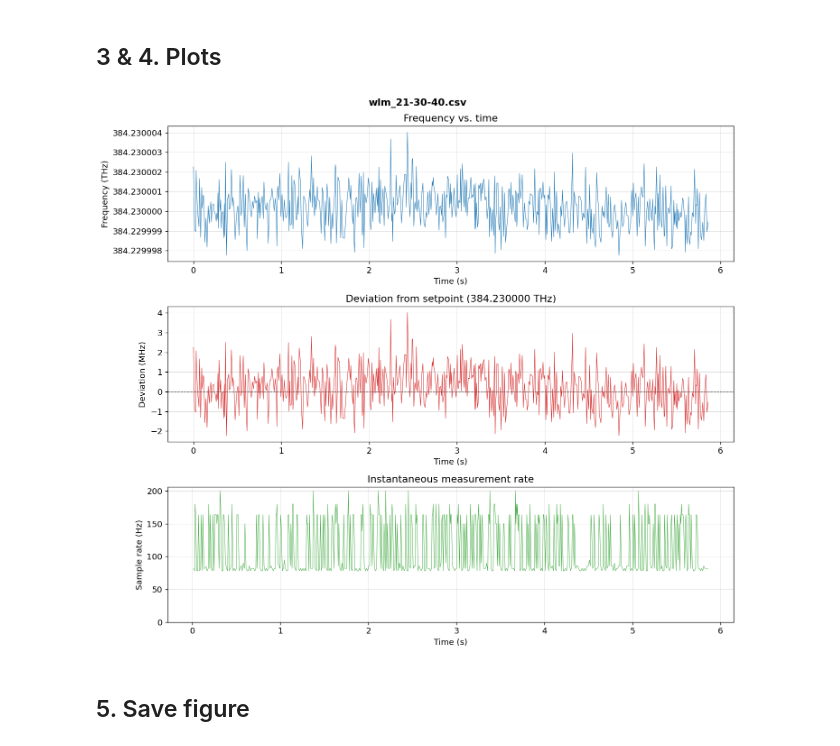
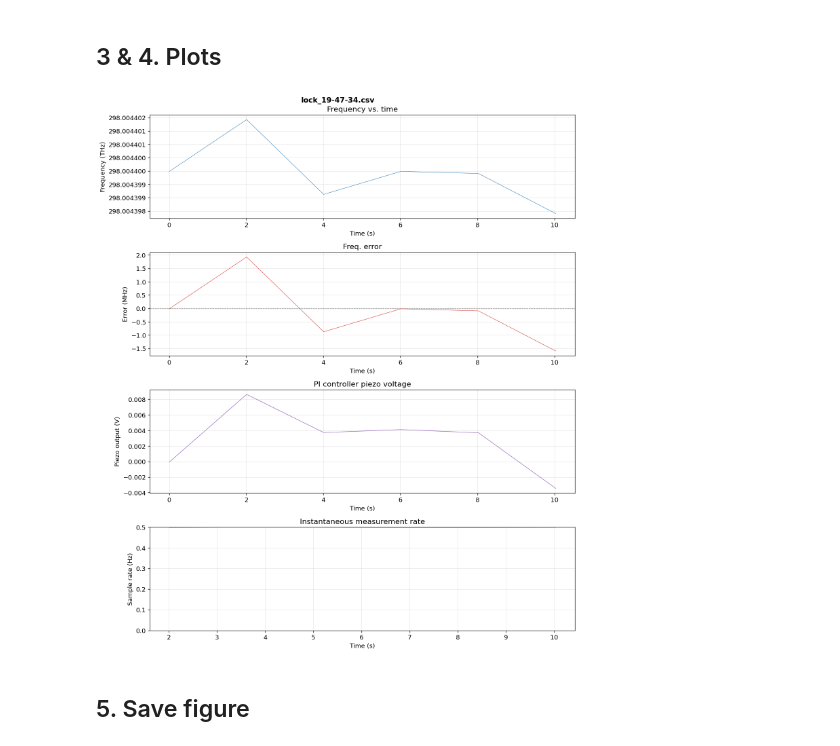
Before and after one commit to sophiehhli/laser-lock, a Jupyter notebook: plot_log.ipynb, the cells around one changed output. Saved outputs shown, nothing was run; the diff lists cells and outputs as text; code cells hidden in the pictures.

Commit message:
Add ethernet (NetworkConnection) support; safe DLC Pro connection test script; fix plot_log.ipynb for both monitor and lock CSV formats

```diff
--- a/plot_log.ipynb
+++ b/plot_log.ipynb
@@ -61,46 +78,64 @@ Std  deviation : 1.029 MHz
 # %% [markdown]
 ## 3 & 4. Plots
 # %%
-n_panels = 3 if SETPOINT_THz is not None else 2
+has_deviation = "deviation_MHz" in df.columns
+has_piezo     = IS_LOCK_LOG and "output_V" in df.columns
+
+n_panels = 1 + has_deviation + 1 + has_piezo   # freq, [deviation], rate, [piezo]
 fig, axes = plt.subplots(n_panels, 1, figsize=(12, 3.5 * n_panels), sharex=False)
+if n_panels == 1:
+    axes = [axes]
 fig.suptitle(os.path.basename(LOG_FILE), fontsize=13, fontweight="bold")
 
-# ── Panel 1: raw frequency vs time ───────────────────────────────────────────
-ax = axes[0]
+ax_idx = 0
+
+# ── Panel: raw frequency vs time ─────────────────────────────────────────────
+ax = axes[ax_idx]; ax_idx += 1
 ax.plot(df["time_s"], df["frequency_THz"], linewidth=0.6, color="#1f77b4", rasterized=True)
 ax.set_ylabel("Frequency (THz)")
 ax.set_xlabel("Time (s)")
 ax.set_title("Frequency vs. time")
 ax.yaxis.set_major_formatter(ticker.FormatStrFormatter("%.6f"))
 ax.grid(True, linewidth=0.4, alpha=0.6)
 
-# ── Panel 2: deviation from setpoint (MHz) ───────────────────────────────────
-if SETPOINT_THz is not None:
-    ax2 = axes[1]
+# ── Panel: deviation / error signal (MHz) ────────────────────────────────────
+if has_deviation:
+    ax2 = axes[ax_idx]; ax_idx += 1
     ax2.axhline(0, color="gray", linewidth=0.8, linestyle="--")
     ax2.plot(df["time_s"], df["deviation_MHz"],
              linewidth=0.6, color="#d62728", rasterized=True)
-    ax2.set_ylabel("Deviation (MHz)")
+    ax2.set_ylabel("Error (MHz)")
     ax2.set_xlabel("Time (s)")
-    ax2.set_title(f"Deviation from setpoint ({SETPOINT_THz:.6f} THz)")
+    title = f"Freq. error"
+    if not IS_LOCK_LOG and SETPOINT_THz is not None:
+        title += f" from setpoint ({SETPOINT_THz:.6f} THz)"
+    ax2.set_title(title)
     ax2.grid(True, linewidth=0.4, alpha=0.6)
-    rate_ax = axes[2]
-else:
-    rate_ax = axes[1]
 
-# ── Panel 3 (or 2): instantaneous sample rate ────────────────────────────────
+# ── Panel: piezo voltage (lock logs only) ───────────────────────────────────
+if has_piezo:
+    ax3 = axes[ax_idx]; ax_idx += 1
+    ax3.plot(df["time_s"], df["output_V"],
+             linewidth=0.8, color="#9467bd", rasterized=True)
+    ax3.set_ylabel("Piezo output (V)")
+    ax3.set_xlabel("Time (s)")
+    ax3.set_title("PI controller piezo voltage")
+    ax3.grid(True, linewidth=0.4, alpha=0.6)
+
+# ── Panel: instantaneous sample rate ─────────────────────────────────────────
+rate_ax = axes[ax_idx]
 rate_ax.plot(df_rate["time_s"], df_rate["rate_Hz"],
              linewidth=0.5, color="#2ca02c", rasterized=True)
 rate_ax.set_ylabel("Sample rate (Hz)")
 rate_ax.set_xlabel("Time (s)")
 rate_ax.set_title("Instantaneous measurement rate")
 rate_ax.set_ylim(bottom=0)
 rate_ax.grid(True, linewidth=0.4, alpha=0.6)
 
 plt.tight_layout()
 plt.show()
 # %% [output]
-[figure, old version]
+[figure, new version]
 # %% [markdown]
 ## 5. Save figure
 # %%
```
Also changed, not shown: parts of 6 cells of this notebook, 5 other files.
